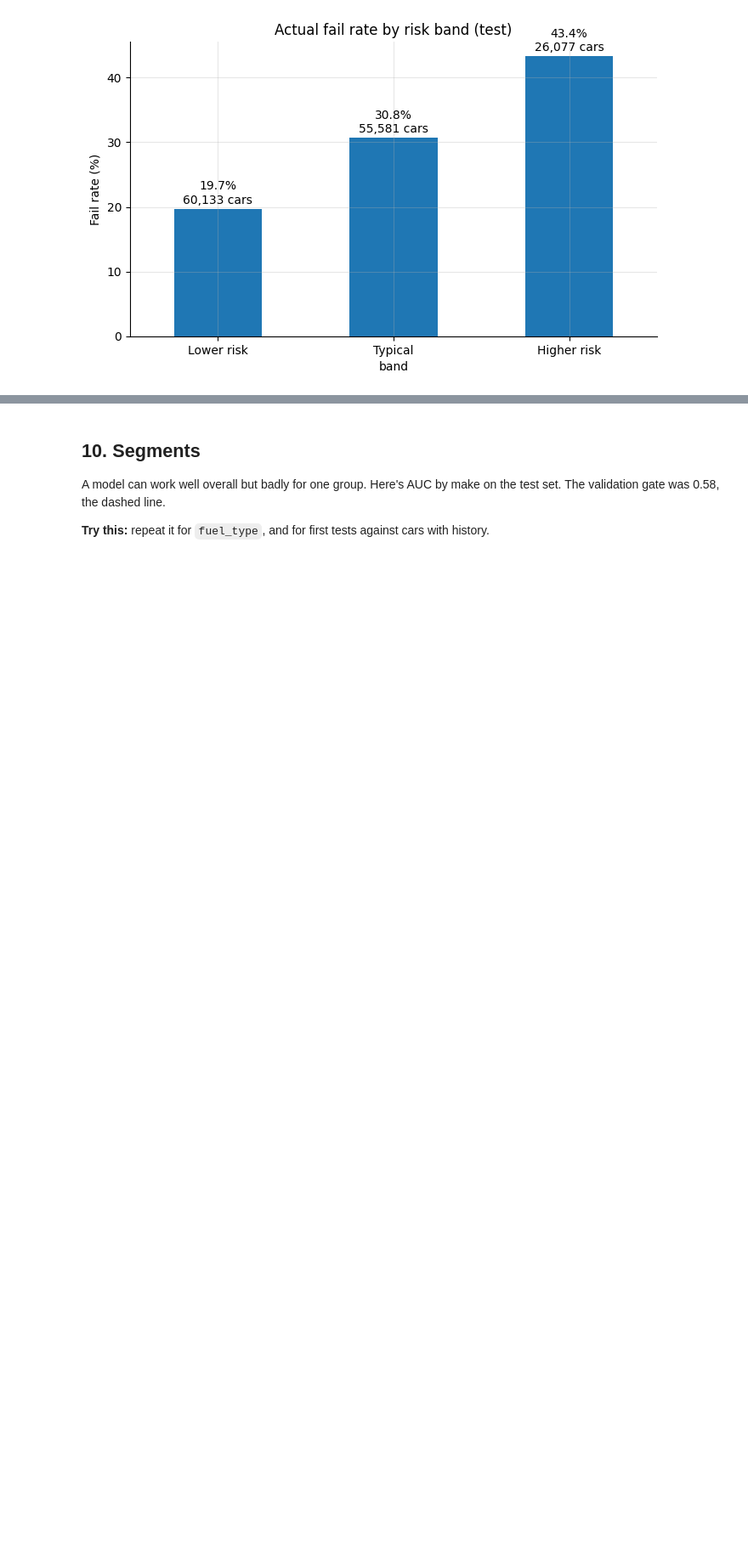
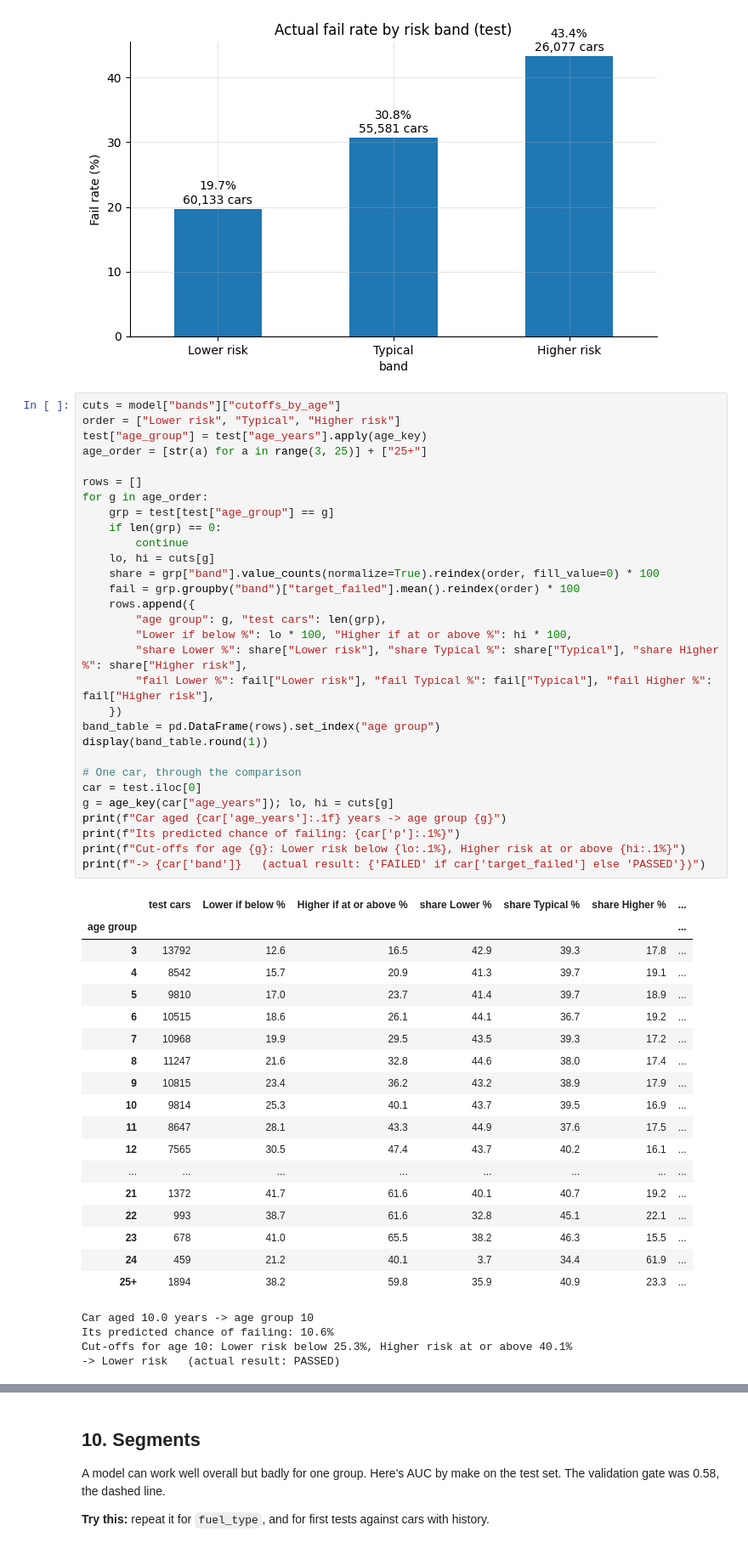
Before and after one commit to S-Azeem/MOT_failure_predictor_logistic, a Jupyter notebook: failure_model_walkthrough.ipynb, the cells around one changed output, grey strips where cells are left out. Shown at 85% size. Cells and saved outputs as stored; diff of their text form; blank space fills up the shorter version.

```diff
--- a/failure_model_walkthrough.ipynb
+++ b/failure_model_walkthrough.ipynb
@@ -849,3 +846,56 @@ for i, (m, n) in enumerate(zip(b["mean"], b["count"])):
 ax.set_ylabel("Fail rate (%)"); plt.show()
 # %% [output]
 [figure]
+# %%
+cuts = model["bands"]["cutoffs_by_age"]
+order = ["Lower risk", "Typical", "Higher risk"]
+test["age_group"] = test["age_years"].apply(age_key)
+age_order = [str(a) for a in range(3, 25)] + ["25+"]
+
+rows = []
+for g in age_order:
+    grp = test[test["age_group"] == g]
+    if len(grp) == 0:
+        continue
+    lo, hi = cuts[g]
+    share = grp["band"].value_counts(normalize=True).reindex(order, fill_value=0) * 100
+    fail = grp.groupby("band")["target_failed"].mean().reindex(order) * 100
+    rows.append({
+        "age group": g, "test cars": len(grp),
+        "Lower if below %": lo * 100, "Higher if at or above %": hi * 100,
+        "share Lower %": share["Lower risk"], "share Typical %": share["Typical"], "share Higher %": share["Higher risk"],
+        "fail Lower %": fail["Lower risk"], "fail Typical %": fail["Typical"], "fail Higher %": fail["Higher risk"],
+    })
+band_table = pd.DataFrame(rows).set_index("age group")
+display(band_table.round(1))
+
+# One car, through the comparison
+car = test.iloc[0]
+g = age_key(car["age_years"]); lo, hi = cuts[g]
+print(f"Car aged {car['age_years']:.1f} years -> age group {g}")
+print(f"Its predicted chance of failing: {car['p']:.1%}")
+print(f"Cut-offs for age {g}: Lower risk below {lo:.1%}, Higher risk at or above {hi:.1%}")
+print(f"-> {car['band']}   (actual result: {'FAILED' if car['target_failed'] else 'PASSED'})")
+# %% [output]
+|  | test cars | Lower if below % | Higher if at or above % | share Lower % | share Typical % | share Higher % | ... |
+| age group |  |  |  |  |  |  | ... |
+| 3 | 13792 | 12.6 | 16.5 | 42.9 | 39.3 | 17.8 | ... |
+| 4 | 8542 | 15.7 | 20.9 | 41.3 | 39.7 | 19.1 | ... |
+| 5 | 9810 | 17.0 | 23.7 | 41.4 | 39.7 | 18.9 | ... |
+| 6 | 10515 | 18.6 | 26.1 | 44.1 | 36.7 | 19.2 | ... |
+| 7 | 10968 | 19.9 | 29.5 | 43.5 | 39.3 | 17.2 | ... |
+| 8 | 11247 | 21.6 | 32.8 | 44.6 | 38.0 | 17.4 | ... |
+| 9 | 10815 | 23.4 | 36.2 | 43.2 | 38.9 | 17.9 | ... |
+| 10 | 9814 | 25.3 | 40.1 | 43.7 | 39.5 | 16.9 | ... |
+| 11 | 8647 | 28.1 | 43.3 | 44.9 | 37.6 | 17.5 | ... |
+| 12 | 7565 | 30.5 | 47.4 | 43.7 | 40.2 | 16.1 | ... |
+| ... | ... | ... | ... | ... | ... | ... | ... |
+| 21 | 1372 | 41.7 | 61.6 | 40.1 | 40.7 | 19.2 | ... |
+| 22 | 993 | 38.7 | 61.6 | 32.8 | 45.1 | 22.1 | ... |
+| 23 | 678 | 41.0 | 65.5 | 38.2 | 46.3 | 15.5 | ... |
+| 24 | 459 | 21.2 | 40.1 | 3.7 | 34.4 | 61.9 | ... |
+| 25+ | 1894 | 38.2 | 59.8 | 35.9 | 40.9 | 23.3 | ... |
+Car aged 10.0 years -> age group 10
+Its predicted chance of failing: 10.6%
+Cut-offs for age 10: Lower risk below 25.3%, Higher risk at or above 40.1%
+-> Lower risk   (actual result: PASSED)
```
Also changed, not shown: parts of 3 cells of this notebook.
